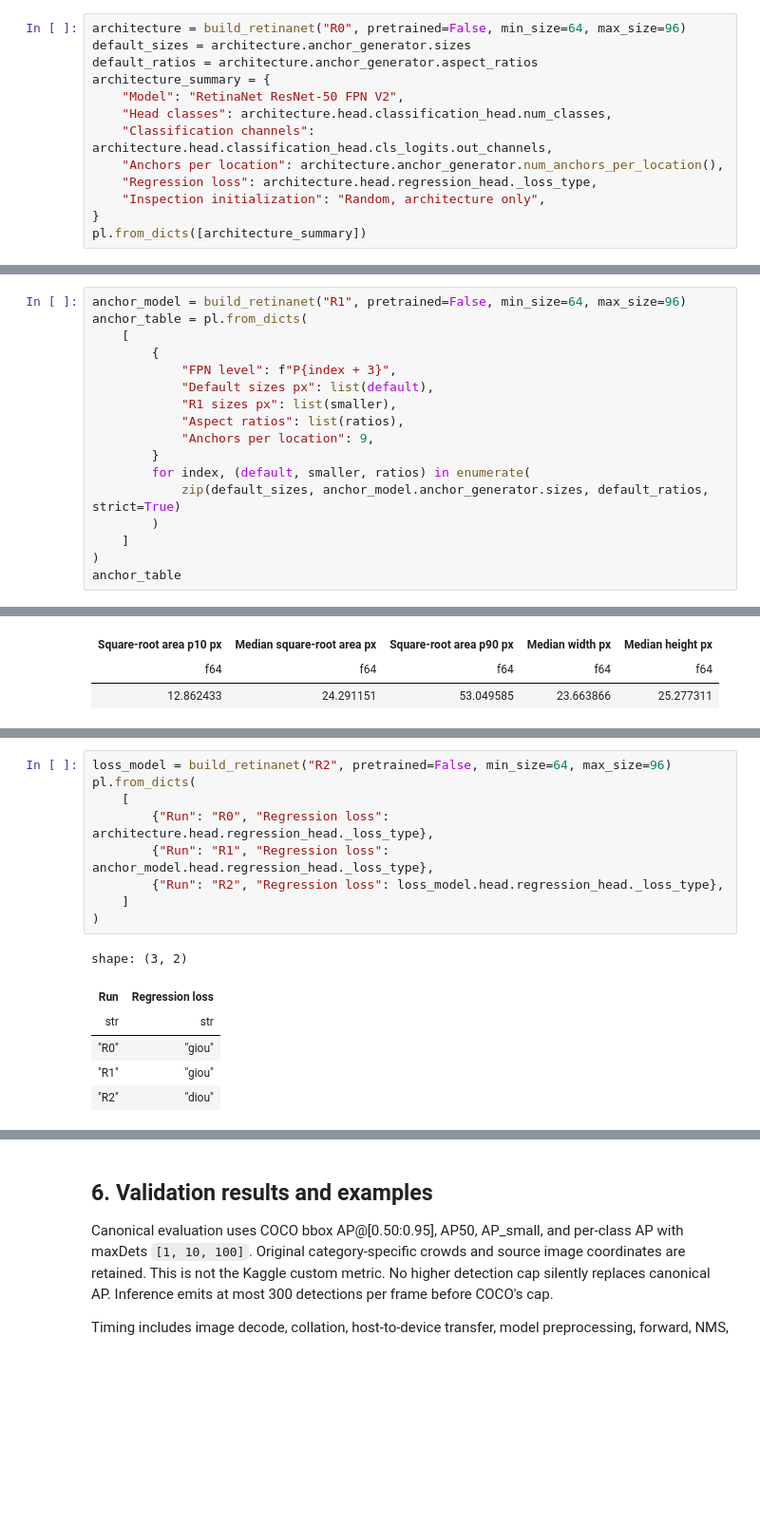
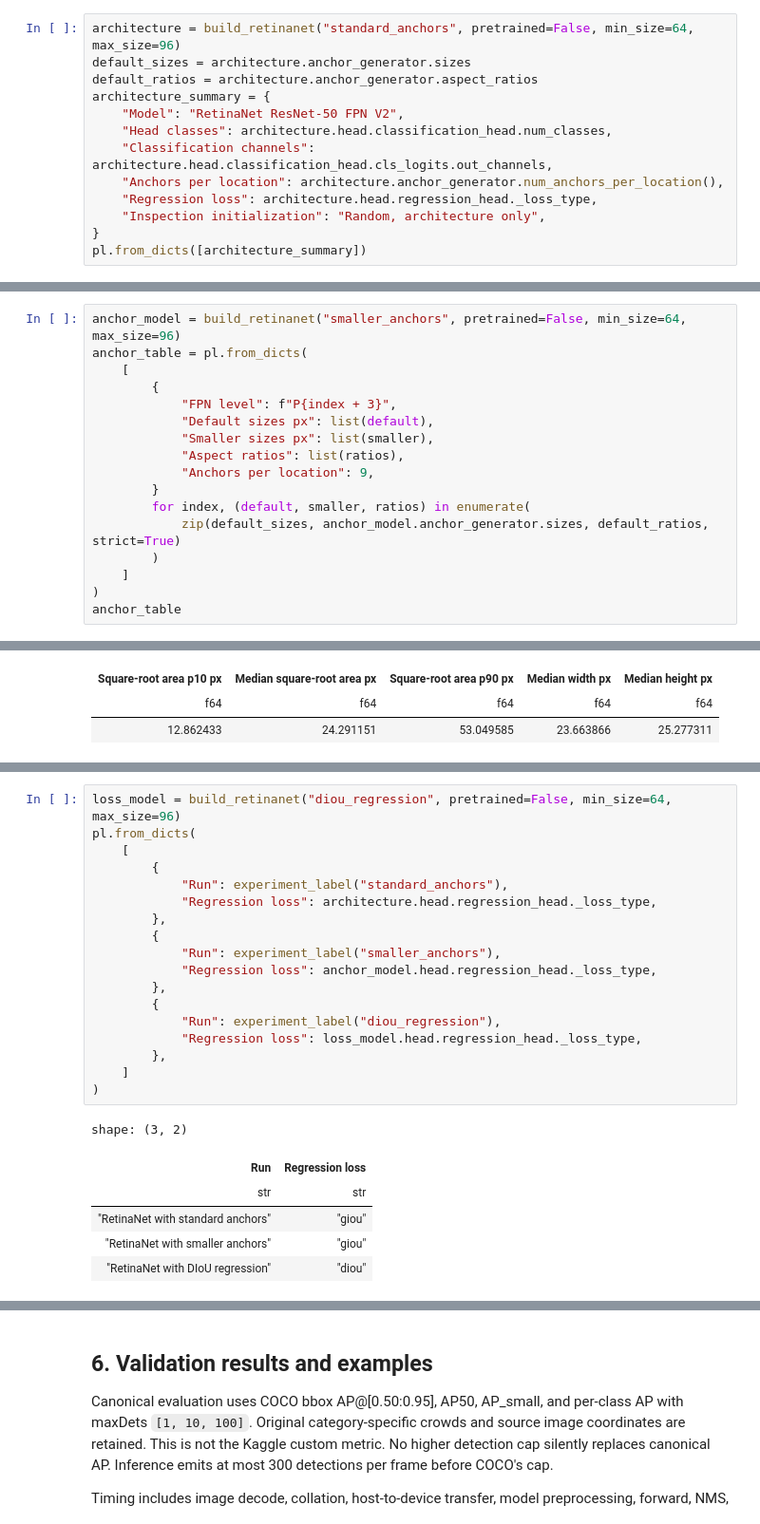
Before and after one commit to ke1rro/hm2, a Jupyter notebook: notebooks/02_retinanet.ipynb, the cells around one changed output, grey strips where cells are left out. Shown at 95% size. Cells and saved outputs as stored; diff of their text form; blank space fills up the shorter version.

```diff
--- a/notebooks/02_retinanet.ipynb
+++ b/notebooks/02_retinanet.ipynb
@@ -255,7 +257,7 @@ are retained. The new class output layer is initialized with seed 2026 in every
 The following lightweight inspection uses random initialization only to verify architecture
 contracts without a weight download. It is not a pretrained smoke test or a graded run.
 # %%
-architecture = build_retinanet("R0", pretrained=False, min_size=64, max_size=96)
+architecture = build_retinanet("standard_anchors", pretrained=False, min_size=64, max_size=96)
 default_sizes = architecture.anchor_generator.sizes
 default_ratios = architecture.anchor_generator.aspect_ratios
 architecture_summary = {
@@ -285,11 +287,11 @@ AP_small. They may also reduce coverage of large objects. This needs measured R1
 # %%
-anchor_model = build_retinanet("R1", pretrained=False, min_size=64, max_size=96)
+anchor_model = build_retinanet("smaller_anchors", pretrained=False, min_size=64, max_size=96)
 anchor_table = pl.from_dicts(
     [
         {
             "FPN level": f"P{index + 3}",
             "Default sizes px": list(default),
-            "R1 sizes px": list(smaller),
+            "Smaller sizes px": list(smaller),
             "Aspect ratios": list(ratios),
             "Anchors per location": 9,
         }
@@ -343,21 +345,30 @@ and exercised by a real forward, backward, optimizer, and resume unit test.
 **Hypothesis.** The DIoU center-distance term may change localization behavior on small
 or crowded targets. No improvement is claimed before the controlled experiment runs.
 # %%
-loss_model = build_retinanet("R2", pretrained=False, min_size=64, max_size=96)
+loss_model = build_retinanet("diou_regression", pretrained=False, min_size=64, max_size=96)
 pl.from_dicts(
     [
-        {"Run": "R0", "Regression loss": architecture.head.regression_head._loss_type},
-        {"Run": "R1", "Regression loss": anchor_model.head.regression_head._loss_type},
-        {"Run": "R2", "Regression loss": loss_model.head.regression_head._loss_type},
+        {
+            "Run": experiment_label("standard_anchors"),
+            "Regression loss": architecture.head.regression_head._loss_type,
+        },
+        {
+            "Run": experiment_label("smaller_anchors"),
+            "Regression loss": anchor_model.head.regression_head._loss_type,
+        },
+        {
+            "Run": experiment_label("diou_regression"),
+            "Regression loss": loss_model.head.regression_head._loss_type,
+        },
     ]
 )
 # %% [output]
 shape: (3, 2)
 | Run | Regression loss |
 | str | str |
-| "R0" | "giou" |
-| "R1" | "giou" |
-| "R2" | "diou" |
+| "RetinaNet with standard anchors" | "giou" |
+| "RetinaNet with smaller anchors" | "giou" |
+| "RetinaNet with DIoU regression" | "diou" |
 # %% [markdown]
 ### Short GPU smoke test
 
```
Also changed, not shown: parts of 18 cells of this notebook, 31 other files.
